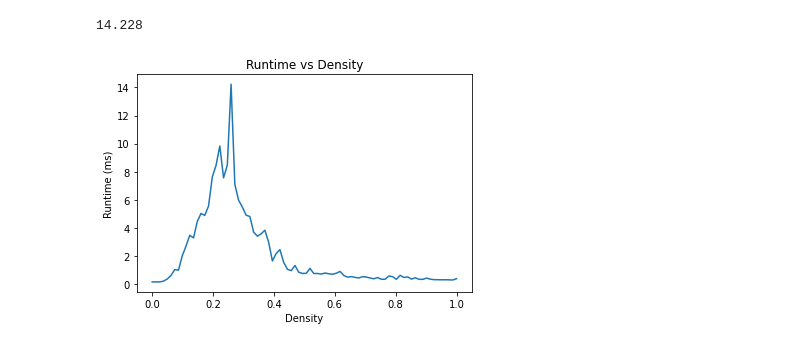
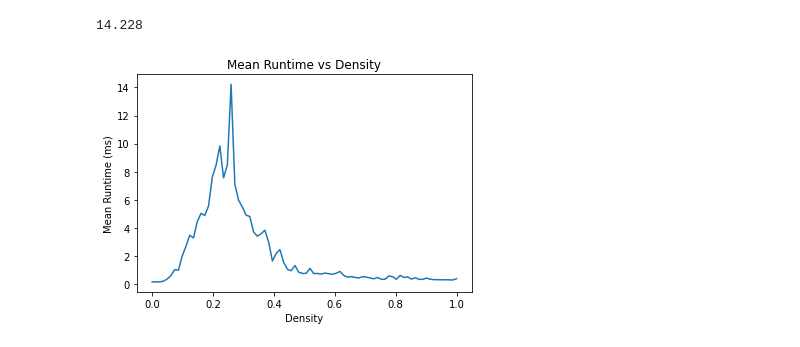
Before and after one commit to dsoman24/minesweeper, a Jupyter notebook: analysis/analysis.ipynb, the cells around one changed output. Cells and saved outputs as stored; diff of their text form; code cells hidden in the pictures.

```diff
--- a/analysis/analysis.ipynb
+++ b/analysis/analysis.ipynb
@@ -64,8 +97,8 @@ mean_runtime_series.max()
 # %%
 plt.plot(mean_runtime_series)
 plt.xlabel("Density")
-plt.ylabel("Runtime (ms)")
-plt.title("Runtime vs Density")
+plt.ylabel("Mean Runtime (ms)")
+plt.title("Mean Runtime vs Density")
 plt.show()
 # %% [output]
-[figure, old version]
+[figure, new version]
```
Also changed, not shown: parts of 7 cells of this notebook, 2 other files.
